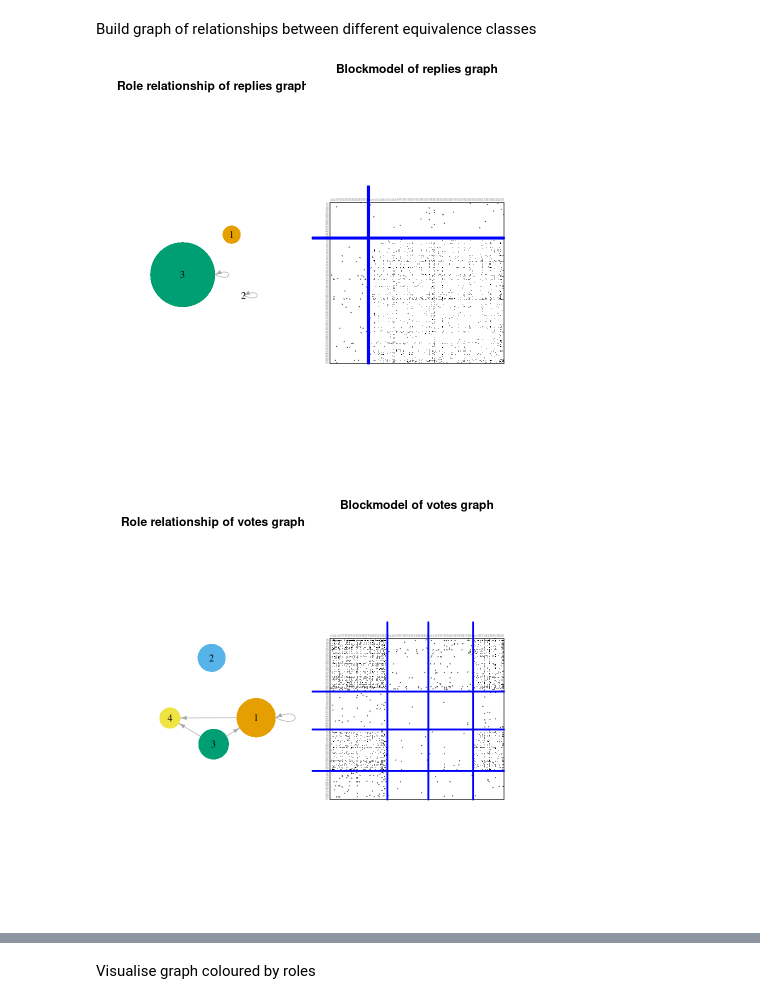
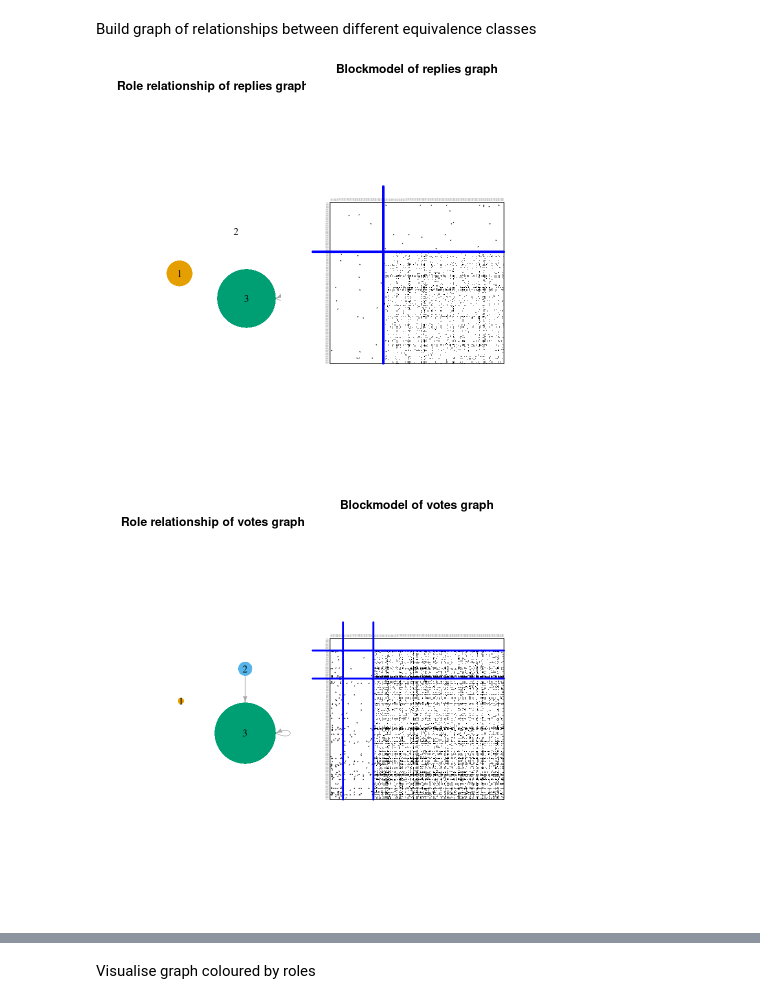
Before and after one commit to babiyivan/network-role-mining, a Jupyter notebook: analysis-regular.ipynb, the cells around one changed output, grey strips where cells are left out. Saved outputs shown, nothing was run; the diff lists cells and outputs as text; code cells hidden in the pictures.

Commit message:
updated role interpretation for bm 253 and added role relationship plots

```diff
--- a/analysis-regular.ipynb
+++ b/analysis-regular.ipynb
@@ -19,7 +19,7 @@ Read graphs
 # %%
 types = c('replies', 'votes', 'follows')
 gs = list()
-n = 276
+n = 253
 for (t in types) {
   gs[[t]] = read_graph(paste0('graphs/',t,'-',n,'.graphml'), format = 'graphml')
 }
@@ -28,7 +28,7 @@ Read results and group assignments from blockmodelling
 # %%
 res_bm = readRDS(paste0('results/bm/', 'bm-', n, '-bin.rds'))
 mem_bm = read.csv(paste0('results/bm/', 'membership-', n, '.csv'))
-k_bm = list(replies = 3, votes = 4, follows = 3)
+k_bm = list(replies = 3, votes = 3, follows = 4)
 # %% [markdown]
 ## Blockmodelling
 # %% [markdown]
@@ -38,35 +38,35 @@ Build graph of relationships between different equivalence classes
 # %%
 group_rel = list(3)
 for (type in types) {
   A = IM(res_bm[[type]][[k_bm[[type]]]])
 
   A[A == 'com'] <- 1
   A[A == 'reg'] <- 1
   A[A == 'nul'] <- 0
 
   A = matrix(as.numeric(A), nrow = nrow(A), ncol = ncol(A))
 
   g <- graph_from_adjacency_matrix(A, mode = "directed", weighted = FALSE)
 
   group_col = paste0('group_', type)
 
   group_sizes = count(mem_bm, !!sym((group_col)))
 
-  # png(paste0('results/bm/rel-', n, '-', type, '.png'))
+  # png(paste0('results/bm/rel-', n, '-', type, '.png'), width = 800, height = 800)
   par(mfrow = c(1, 2))
-  plot(g, layout = layout_with_fr(g, maxx=rep(400, vcount(g))),
+  plot(g, layout = layout_with_fr(g, start.temp = vcount(g), maxx=rep(.1, vcount(g))),
        vertex.frame.width=0, vertex.color = V(g), vertex.size = group_sizes$n,vertex.label.color='black',
        edge.arrow.size = .5, loop.size = 1.5,
-       main = paste0('Role relationship of', type, 'graph')
+       main = paste('Role relationship of', type, 'graph')
   )
-  plot(res_bm[[type]][[k_bm[[type]]]], main = paste0('Blockmodel of', type, 'graph'),
+  plot(res_bm[[type]][[k_bm[[type]]]], main = paste('Blockmodel of', type, 'graph'),
       mar = c(1, 2, 3, 1), title.line = 2)
   # dev.off()
   group_rel[[type]] = g
 
   # Add group membership to graph
   gs[[type]]$role_bm = clu(res_bm[[type]][[k_bm[[type]]]])
 }
 # %% [output]
-[figure, old version]
+[figure, new version]
-[figure, old version]
+[figure, new version]
```
Also changed, not shown: parts of 5 cells of this notebook, 3 other files.
